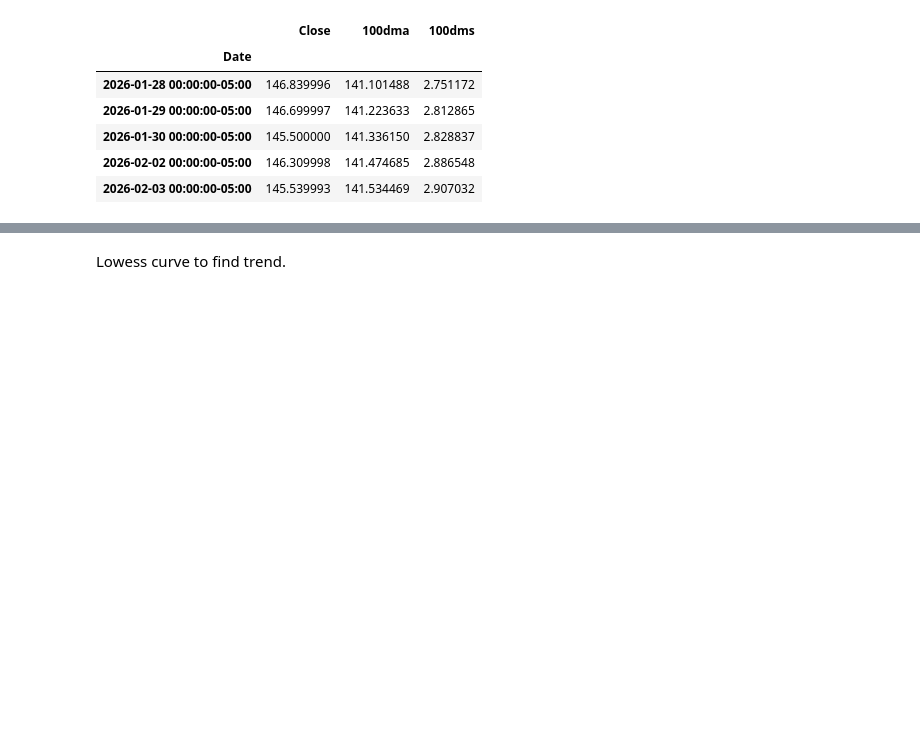
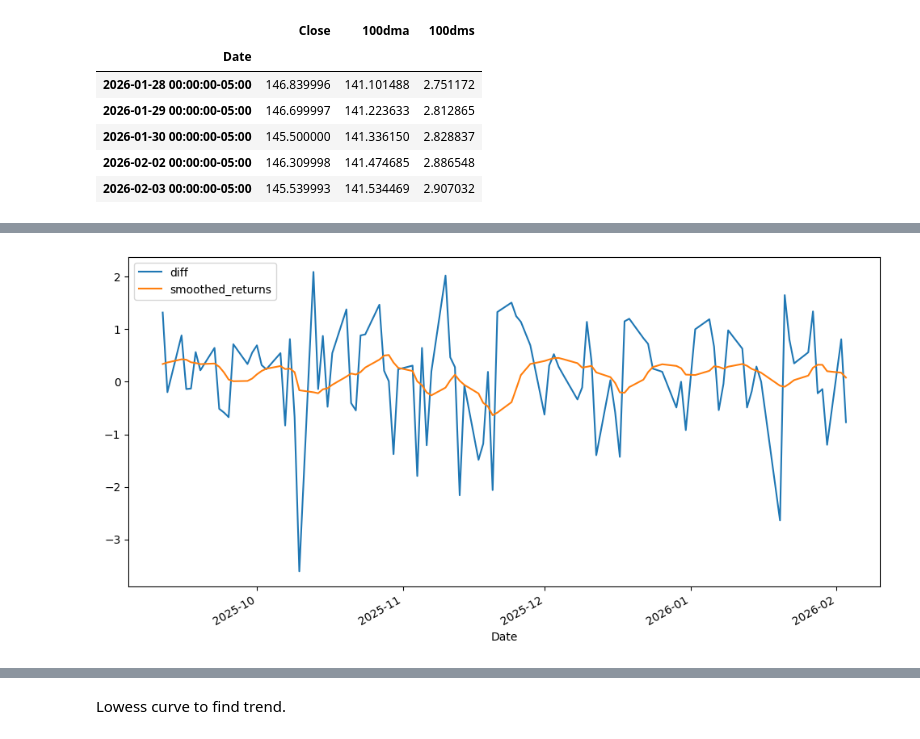
Before and after one commit to SJEGoh/Cross-Sector-Asset-Screener, a Jupyter notebook: src/report.ipynb, the cells around one changed output, grey strips where cells are left out. Drawn from its saved outputs; the diff is of its cells as text; code cells hidden in the pictures; blank space fills up the shorter version.

```diff
--- a/src/report.ipynb
+++ b/src/report.ipynb
@@ -50,0 +110,8 @@ data.sample(5)
+# %%
+plt.figure(figsize=(12, 6))
+ax = plt.gca()
+data.tail(100).plot(y = "diff", ax = ax)
+data.tail(100).plot(y = "smoothed_returns", ax = ax)
+plt.show()
+# %% [output]
+[figure, added]
```
Also changed, not shown: parts of 7 cells of this notebook, 5 other files.
